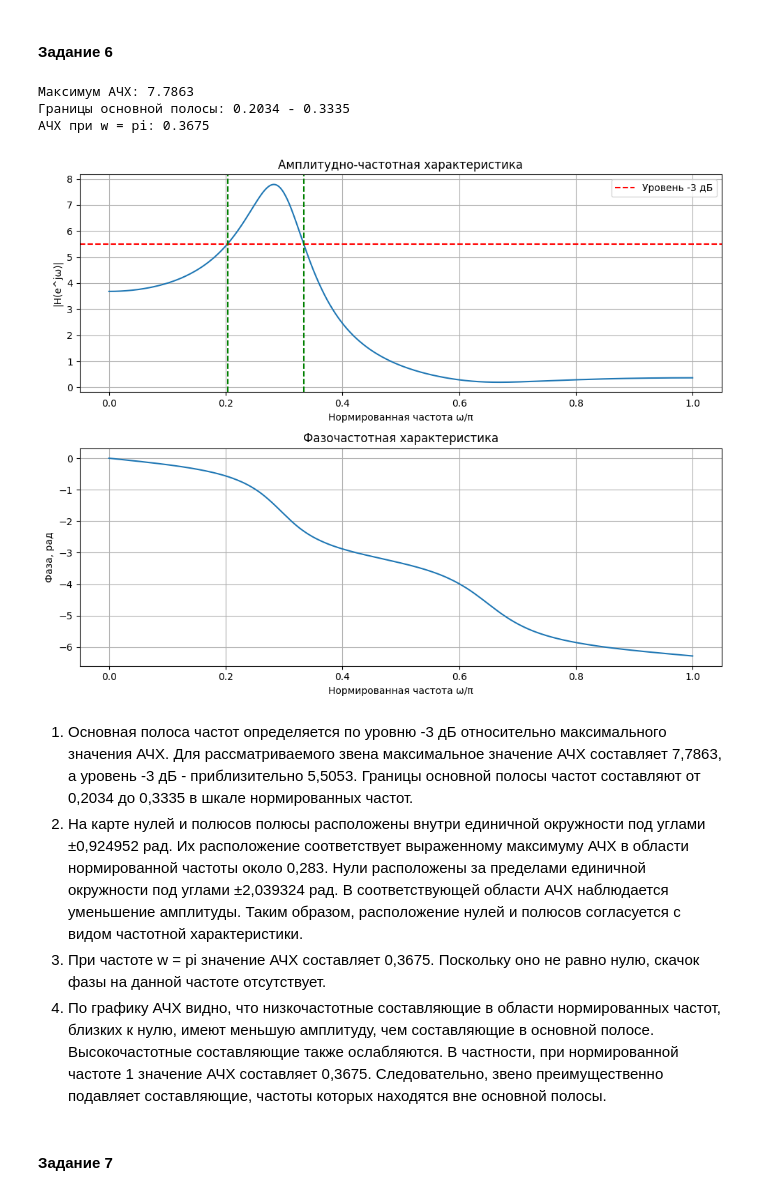
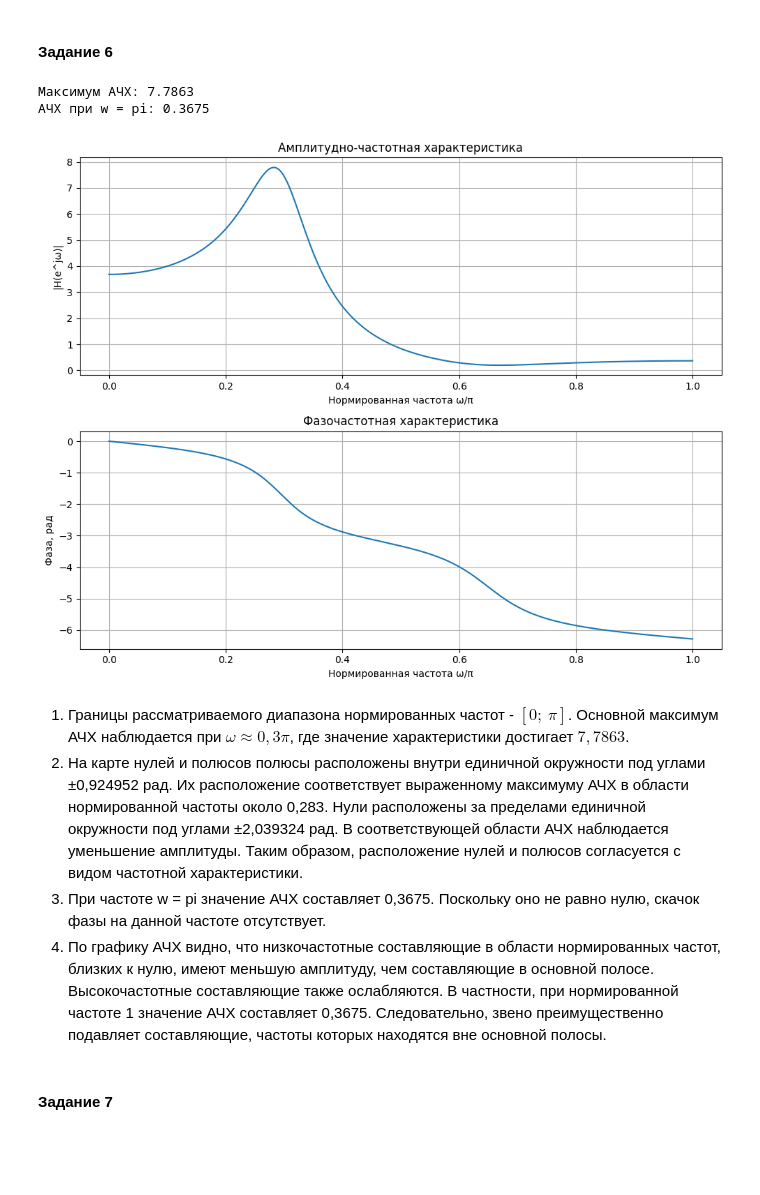
Before and after one commit to the-mvi/dsp-2026, a Jupyter notebook: 3384_Konasova_YO/task1.ipynb, the cells around one changed output. Cells and saved outputs as stored; diff of their text form; code cells hidden in the pictures; blank space fills up the shorter version.

```diff
--- a/3384_Konasova_YO/task1.ipynb
+++ b/3384_Konasova_YO/task1.ipynb
@@ -603,51 +603,38 @@ plt.show()
 # %%
 import numpy as np
 import matplotlib.pyplot as plt
 from scipy import signal
 
-w, h = signal.freqz(b, a, worN=4096)# Расчет частотной характеристики
+w, h = signal.freqz(b, a, worN=4096)
 f = w / np.pi
-A = np.abs(h)   # Амплитудно-частотная характеристика
-phase = np.unwrap(np.angle(h)) # Фазочастотная характеристика
-
-level = np.max(A) / np.sqrt(2) # Поиск границ основной полосы на уровне -3 дБ
-indices = np.where(A >= level)[0]
-
-f_left = f[indices[0]]
-f_right = f[indices[-1]]
+A = np.abs(h)
+phase = np.unwrap(np.angle(h))
 
 print(f"Максимум АЧХ: {np.max(A):.4f}")
-print(f"Границы основной полосы: {f_left:.4f} - {f_right:.4f}")
 print(f"АЧХ при w = pi: {A[-1]:.4f}")
 
 fig, axes = plt.subplots(2, 1, figsize=(10, 8))
 
 axes[0].plot(f, A)
-axes[0].axhline(level, color='red', linestyle='--',
-                label='Уровень -3 дБ')
-axes[0].axvline(f_left, color='green', linestyle='--')
-axes[0].axvline(f_right, color='green', linestyle='--')
 axes[0].set_title('Амплитудно-частотная характеристика')
 axes[0].set_xlabel('Нормированная частота ω/π')
 axes[0].set_ylabel('|H(e^jω)|')
 axes[0].grid()
-axes[0].legend()
 
 axes[1].plot(f, phase)
 axes[1].set_title('Фазочастотная характеристика')
 axes[1].set_xlabel('Нормированная частота ω/π')
 axes[1].set_ylabel('Фаза, рад')
 axes[1].grid()
 
 plt.tight_layout()
 plt.show()
 # %% [output]
 Максимум АЧХ: 7.7863
-Границы основной полосы: 0.2034 - 0.3335
 АЧХ при w = pi: 0.3675
-[figure, old version]
+[figure, new version]
 # %% [markdown]
-1) Основная полоса частот определяется по уровню -3 дБ относительно максимального значения АЧХ. Для рассматриваемого звена максимальное значение АЧХ составляет 7,7863, а уровень -3 дБ - приблизительно 5,5053. Границы основной полосы частот составляют от 0,2034 до 0,3335 в шкале нормированных частот.
+1) Границы рассматриваемого диапазона нормированных частот - $[0;\ \pi]$. Основной максимум АЧХ наблюдается при $\omega\approx 0{,}3\pi$, где значение характеристики достигает $7{,}7863$.
 2) На карте нулей и полюсов полюсы расположены внутри единичной окружности под углами ±0,924952 рад. Их расположение соответствует выраженному максимуму АЧХ в области нормированной частоты около 0,283. Нули расположены за пределами единичной окружности под углами ±2,039324 рад. В соответствующей области АЧХ наблюдается уменьшение амплитуды. Таким образом, расположение нулей и полюсов согласуется с видом частотной характеристики.
 3) При частоте w = pi значение АЧХ составляет 0,3675. Поскольку оно не равно нулю, скачок фазы на данной частоте отсутствует.
 4) По графику АЧХ видно, что низкочастотные составляющие в области нормированных частот, близких к нулю, имеют меньшую амплитуду, чем составляющие в основной полосе. Высокочастотные составляющие также ослабляются. В частности, при нормированной частоте 1 значение АЧХ составляет 0,3675. Следовательно, звено преимущественно подавляет составляющие, частоты которых находятся вне основной полосы.
```
